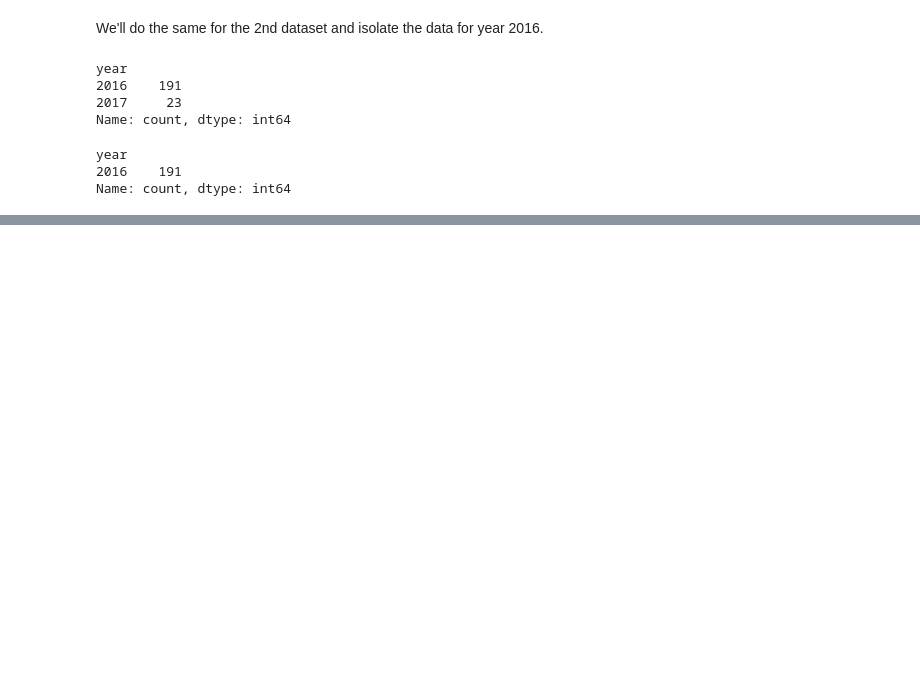
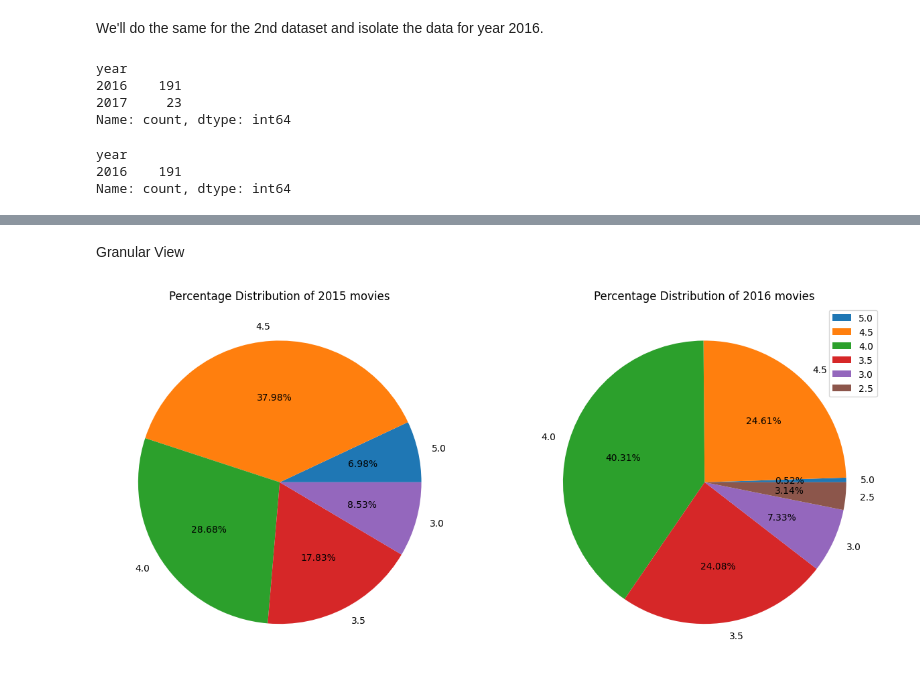
Before and after one commit to shree131/Investigation-of-Fandango-Movie-Rating-Biases, a Jupyter notebook: Fandango_Ratings_Analysis_Report.ipynb, the cells around one changed output, grey strips where cells are left out. Cells and saved outputs as stored; diff of their text form; code cells hidden in the pictures; blank space fills up the shorter version.

```diff
--- a/Fandango_Ratings_Analysis_Report.ipynb
+++ b/Fandango_Ratings_Analysis_Report.ipynb
@@ -212,0 +284,20 @@ Name: count, dtype: int64
+# %% [markdown]
+Granular View
+# %%
+plt.figure(figsize=(15, 7))
+
+plt.subplot(1, 2, 1)
+movies_2015['fandango_stars'].value_counts().sort_index(ascending=False).plot.pie(subplots=True, autopct='%.2f%%')
+
+plt.title('Percentage Distribution of 2015 movies')
+plt.ylabel('')
+
+plt.subplot(1, 2, 2)
+movies_2016['fandango'].value_counts().sort_index(ascending=False).plot.pie(subplots=True, autopct='%.2f%%')
+plt.title('Percentage Distribution of 2016 movies')
+plt.ylabel('')
+
+plt.legend(loc='upper right')
+plt.show()
+# %% [output]
+[figure, added]
```
Also changed, not shown: parts of 15 cells of this notebook.
